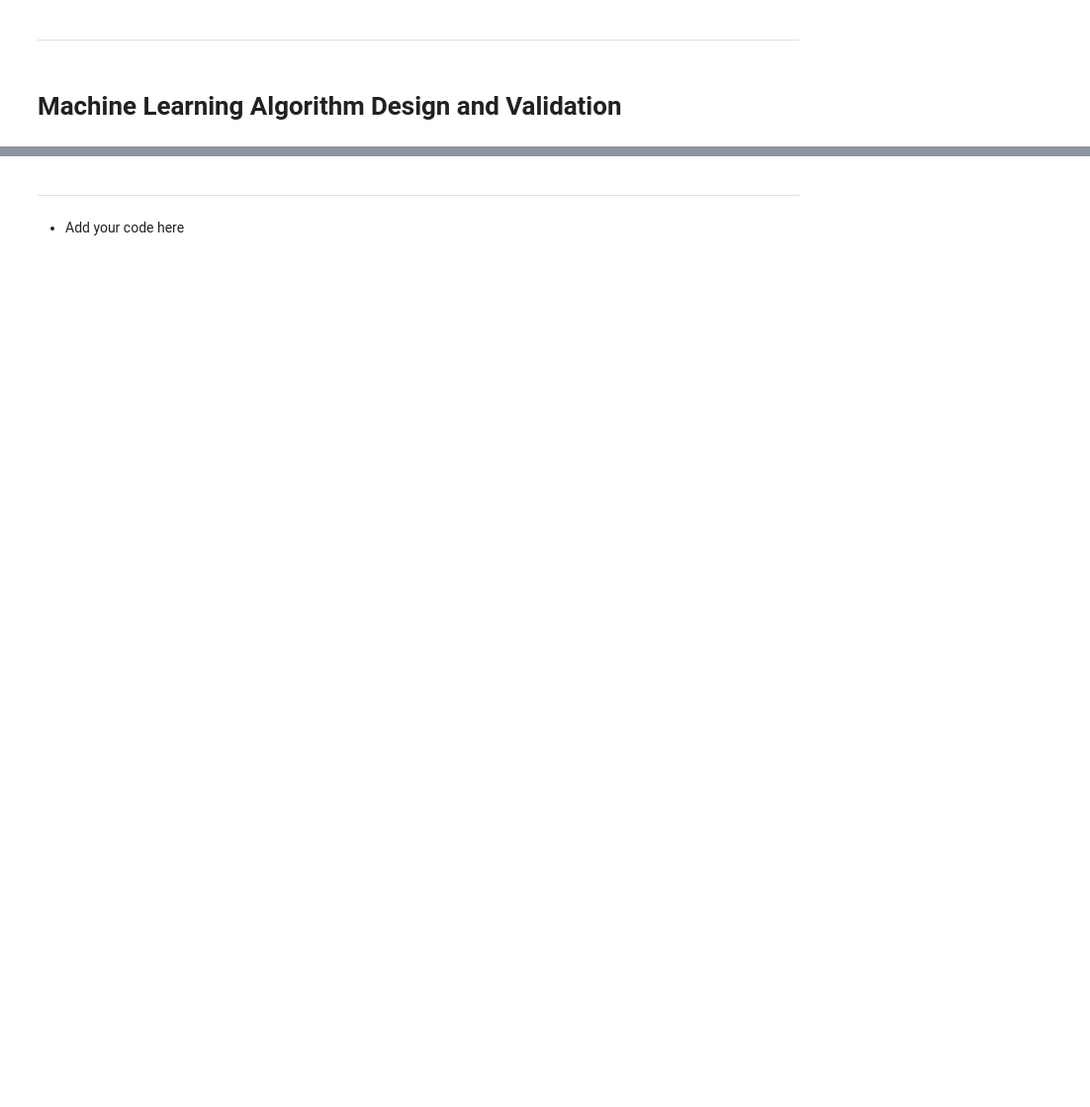
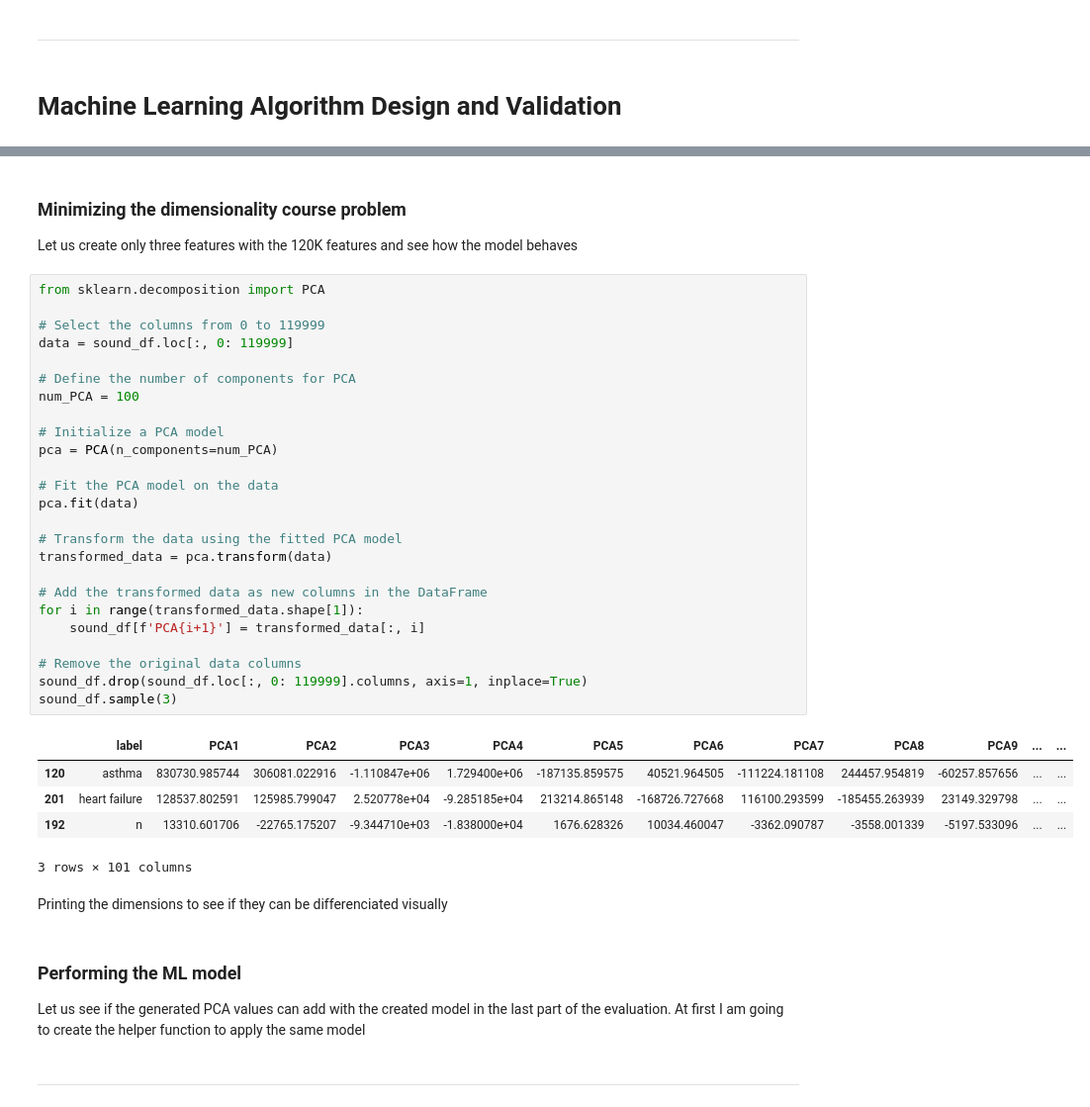
Before and after one commit to nikorose87/TechChallengeSamay, a Jupyter notebook: Notebooks/SamayColab/[NP]_Technical_assesment__Senior_ML_engineer_Part_2.ipynb, the cells around one changed output, grey strips where cells are left out. Shown at 99% size. Saved outputs shown, nothing was run; the diff lists cells and outputs as text; blank space fills up the shorter version.

Commit message:
Part A was implemented. Let us try tomorrow to improve this but after my part

```diff
--- a/Notebooks/SamayColab/[NP]_Technical_assesment__Senior_ML_engineer_Part_2.ipynb
+++ b/Notebooks/SamayColab/[NP]_Technical_assesment__Senior_ML_engineer_Part_2.ipynb
@@ -217,4 +275,43 @@ print(padded_data.shape)
+# %% [markdown]
+### Minimizing the dimensionality course problem
+
+Let us create only three features with the 120K features and see how the model behaves
+# %%
+from sklearn.decomposition import PCA
+
+# Select the columns from 0 to 119999
+data = sound_df.loc[:, 0: 119999]
+
+# Define the number of components for PCA
+num_PCA = 100
+
+# Initialize a PCA model
+pca = PCA(n_components=num_PCA)
+
+# Fit the PCA model on the data
+pca.fit(data)
+
+# Transform the data using the fitted PCA model
+transformed_data = pca.transform(data)
+
+# Add the transformed data as new columns in the DataFrame
+for i in range(transformed_data.shape[1]):
+    sound_df[f'PCA{i+1}'] = transformed_data[:, i]
+
+# Remove the original data columns
+sound_df.drop(sound_df.loc[:, 0: 119999].columns, axis=1, inplace=True)
+sound_df.sample(3)
+# %% [output]
+|  | label | PCA1 | PCA2 | PCA3 | PCA4 | PCA5 | PCA6 | PCA7 | PCA8 | PCA9 | ... | ... |
+| 120 | asthma | 830730.985744 | 306081.022916 | -1.110847e+06 | 1.729400e+06 | -187135.859575 | 40521.964505 | -111224.181108 | 244457.954819 | -60257.857656 | ... | ... |
+| 201 | heart failure | 128537.802591 | 125985.799047 | 2.520778e+04 | -9.285185e+04 | 213214.865148 | -168726.727668 | 116100.293599 | -185455.263939 | 23149.329798 | ... | ... |
+| 192 | n | 13310.601706 | -22765.175207 | -9.344710e+03 | -1.838000e+04 | 1676.628326 | 10034.460047 | -3362.090787 | -3558.001339 | -5197.533096 | ... | ... |
+3 rows × 101 columns
+# %% [markdown]
+Printing the dimensions to see if they can be differenciated visually
+# %% [markdown]
+### Performing the ML model
+
+Let us see if the generated PCA values can add with the created model in the last part of the evaluation. At first I am going to create the helper function to apply the same model
 # %% [markdown]
 ---
-# %% [markdown]
-- Add your code here
```
Also changed, not shown: parts of 16 cells of this notebook, 1 other file.
